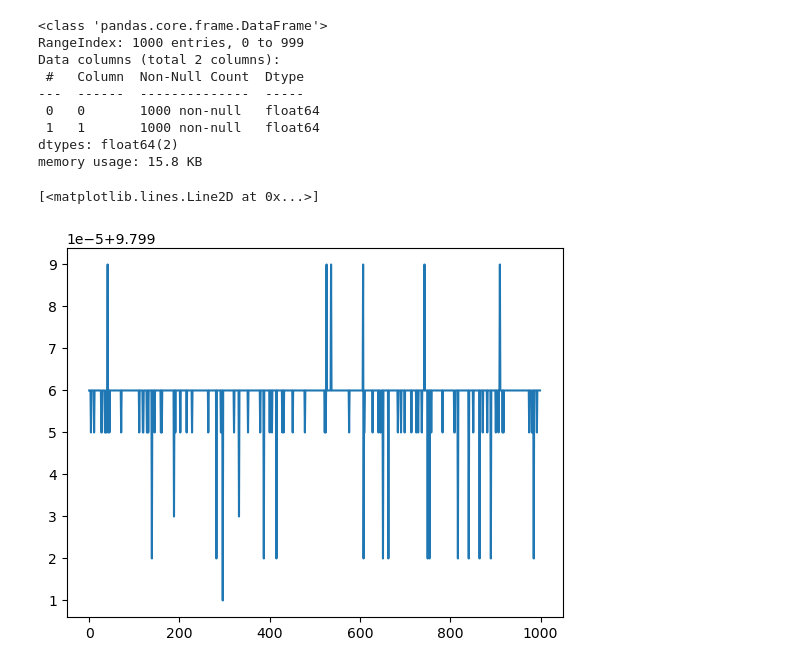
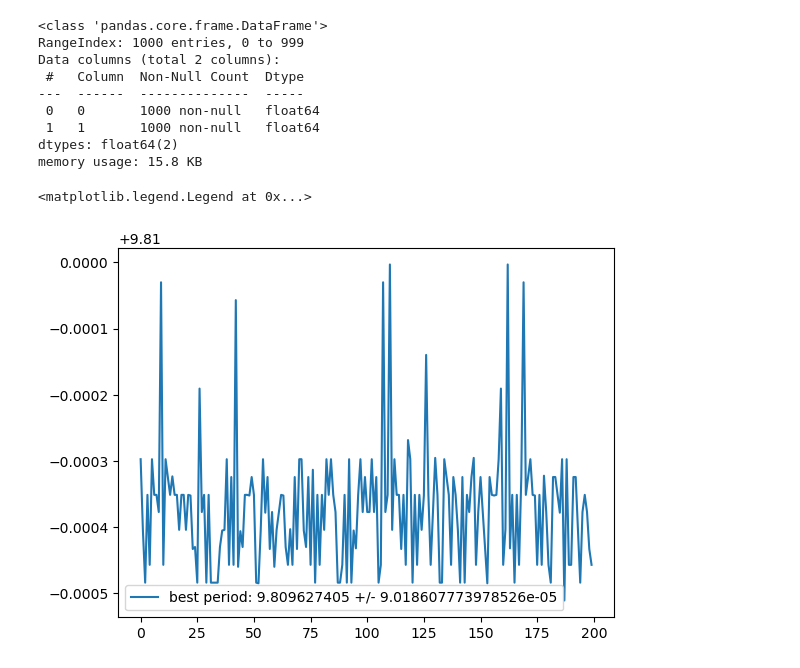
Before and after one commit to supremeKAI40/ULXP_thesis_analysis, a Jupyter notebook: nicer/nb_bootstrap_reportin.ipynb, the cells around one changed output. Cells and saved outputs as stored; diff of their text form; code cells hidden in the pictures.

```diff
--- a/nicer/nb_bootstrap_reportin.ipynb
+++ b/nicer/nb_bootstrap_reportin.ipynb
@@ -452,11 +311,13 @@ Data columns (total 2 columns):
  1   1       1000 non-null   float64
 dtypes: float64(2)
 memory usage: 15.8 KB
-# %%
-plt.plot(np.arange(0,1000),df227[0])
-# %% [output]
-[<matplotlib.lines.Line2D at 0x...>]
-[figure, removed]
+# %%
+
+plt.plot(df201[0][:200],label=f'best period: {df201[0][:200].mean()} +/- {df201[0][:200].std()}')
+plt.legend()
+# %% [output]
+<matplotlib.legend.Legend at 0x...>
+[figure, added]
 # %%
 def report_period(dfllist):
     for df in dflist:
```
Also changed, not shown: parts of 40 cells of this notebook, 2 other files.
